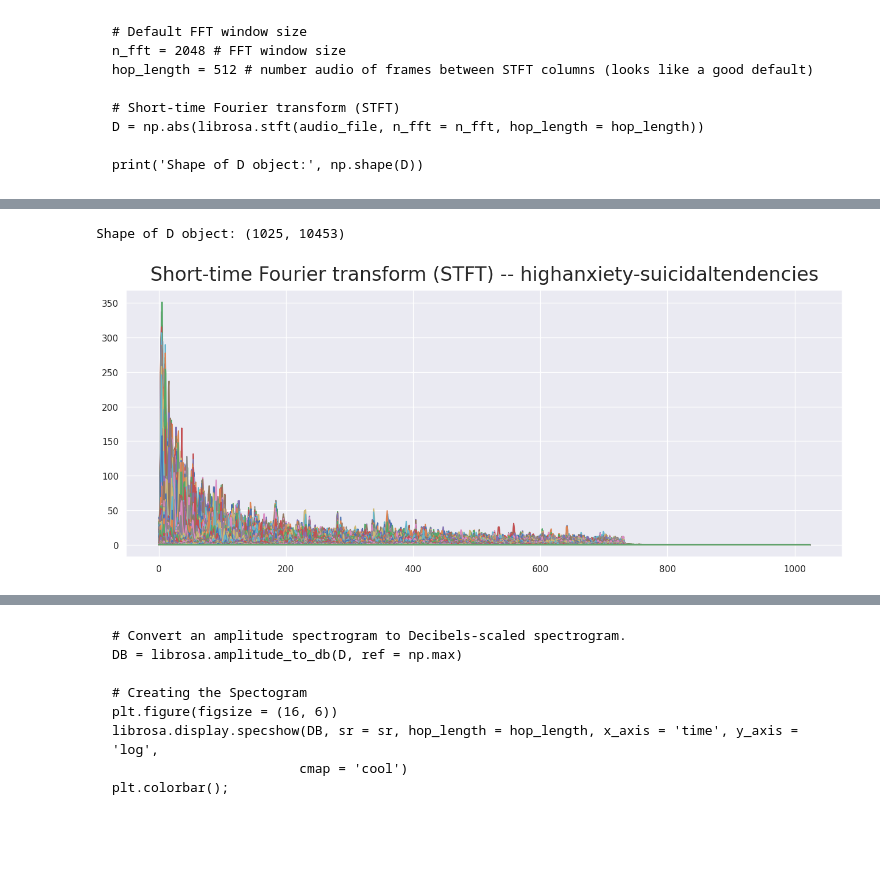
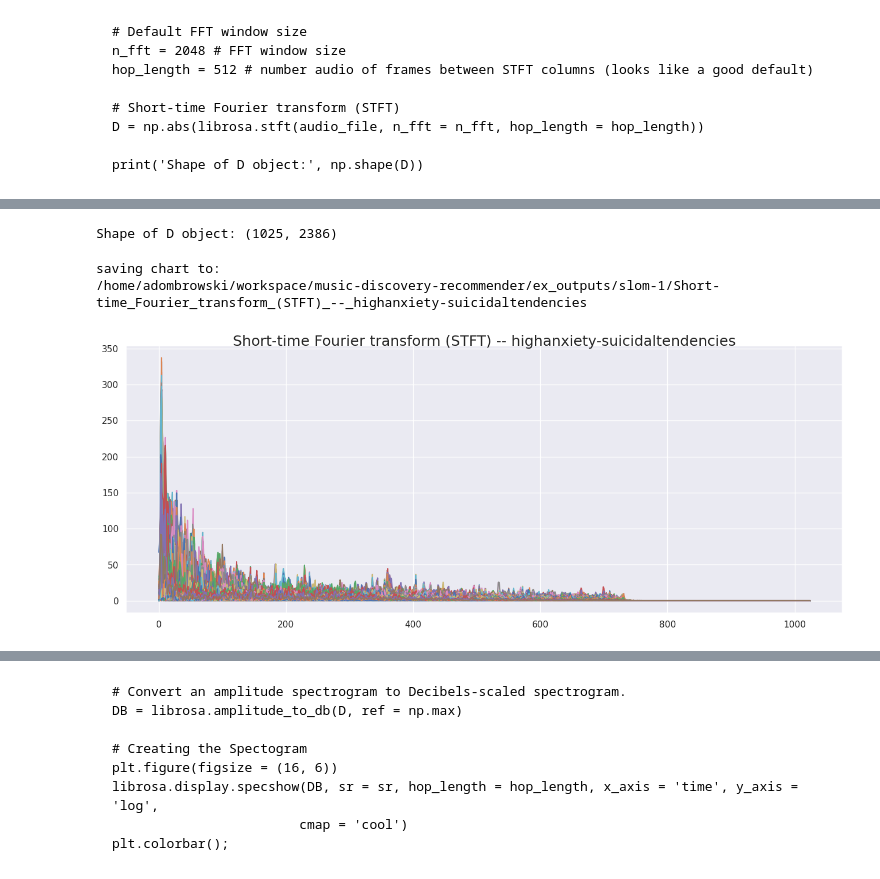
Before and after one commit to akdombrowski/music-discovery-recommender, a Jupyter notebook: notebooks/slom-1.ipynb, the cells around one changed output, grey strips where cells are left out. Cells and saved outputs as stored; diff of their text form; code cells hidden in the pictures; blank space fills up the shorter version.

```diff
--- a/notebooks/slom-1.ipynb
+++ b/notebooks/slom-1.ipynb
@@ -181,0 +124,6 @@ CHART_TITLE_PAD = 12
+# %%
+# song_1_path_abs = Path('..').joinpath(f'{song_1_path}').resolve()
+song_1_path_abs = path_relative_to_notebooks_dir(song_1_path)
+print("song_1_name =", song_1_name)
+print("song_1_path =", song_1_path)
+print("song_1_path_abs =", song_1_path_abs)
@@ -181,0 +283,19 @@ CHART_TITLE_PAD = 12
+# %%
+# Trim leading and trailing silence from an audio signal (silence before and after the actual audio)
+y_dur_30s_trimmed, index = librosa.effects.trim(y=y_dur_30s, top_db=max_y)
+y_dur_30s_trimmed_size = np.size(y_dur_30s_trimmed)
+y_dur_30s_trimmed_size_str = f'{y_dur_30s_trimmed_size:,d}'
+y_dur_30s_dur = librosa.get_duration(y=y_dur_30s, sr=sr_dur_30s)
+y_dur_30s_trimmed_dur = librosa.get_duration(
+    y=y_dur_30s_trimmed,  sr=sr_dur_30s)
+dur_trimmed = y_dur_30s_dur - y_dur_30s_trimmed_dur
+
+beginning_silence_num_samples = index[0]
+end_silence_num_samples = y_dur_30s_size - index[1]
+
+print(f'y_dur_30s_trimmed_size = {y_dur_30s_trimmed_size_str}')
+print("dur_trimmed =", f'{y_dur_30s_dur}s', "-",
+      f'{y_dur_30s_trimmed_dur}s', "=", f'{dur_trimmed}s')
+print('interval where sound was found, i.e., *not* silent interval')
+print(f'index = {index}')
+print((beginning_silence_num_samples + end_silence_num_samples) / sr_dur_30s)
@@ -221,22 +379,24 @@ plt.plot(D);
 ![fft_reggae36.png](attachment:fft_reggae36.png)
 # %%
 # Default FFT window size
-n_fft = 2048 # FFT window size
-hop_length = 512 # number audio of frames between STFT columns (looks like a good default)
+n_fft = 2048  # FFT window size
+# number audio of frames between STFT columns (looks like a good default)
+hop_length = 512
 
 # Short-time Fourier transform (STFT)
-D = np.abs(librosa.stft(audio_file, n_fft = n_fft, hop_length = hop_length))
+D = np.abs(librosa.stft(y_dur_30s_trimmed, n_fft=n_fft, hop_length=hop_length))
 
 print('Shape of D object:', np.shape(D))
 # %% [output]
-Shape of D object: (1025, 10453)
+Shape of D object: (1025, 2386)
 # %%
-plt.figure(figsize = (16, 6))
+plt.figure(figsize=(16, 6))
 # label = f'Short-time Fourier transform (STFT)--{song_1_name}'
-label = chart_title_song_1('Short-time Fourier transform (STFT)')
-plt.title(label=label, pad=CHART_TITLE_PAD,
-          fontsize=CHART_TITLE_FONTSIZE)
-plt.plot(D);
-save_slom_1_chart(filename=label, plt=plt)
+title = chart_title('Short-time Fourier transform (STFT)', song_name=song_1_name)
+add_plt_title(title, plt)
+plt.plot(D)
+save_slom_1_chart(filename=title, plt=plt)
 # %% [output]
+saving chart to:
+/home/adombrowski/workspace/music-discovery-recommender/ex_outputs/slom-1/Short-time_Fourier_transform_(STFT)_--_highanxiety-suicidaltendencies
-[figure, old version]
+[figure, new version]
```
Also changed, not shown: parts of 108 cells of this notebook, 15 other files.
